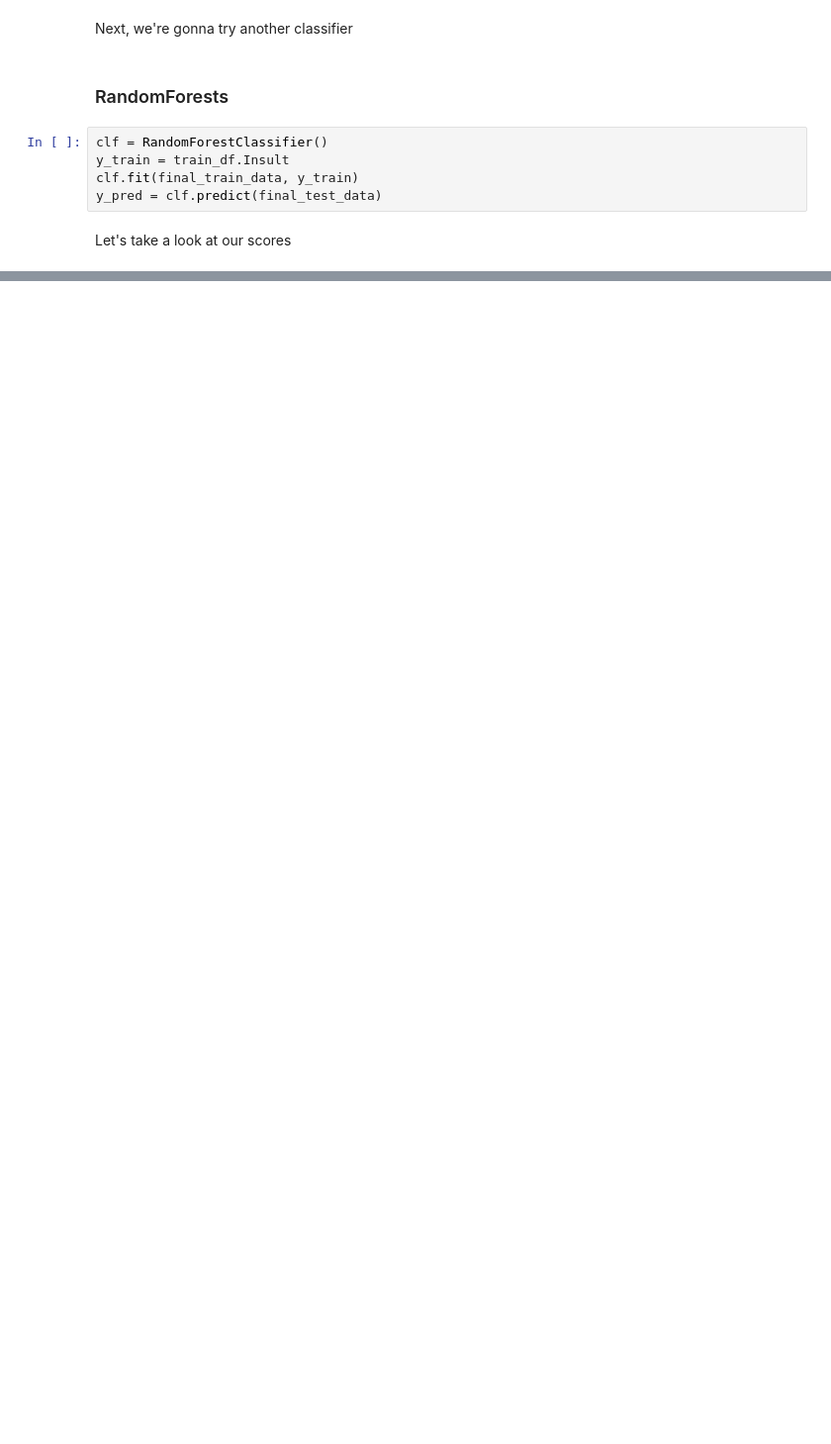
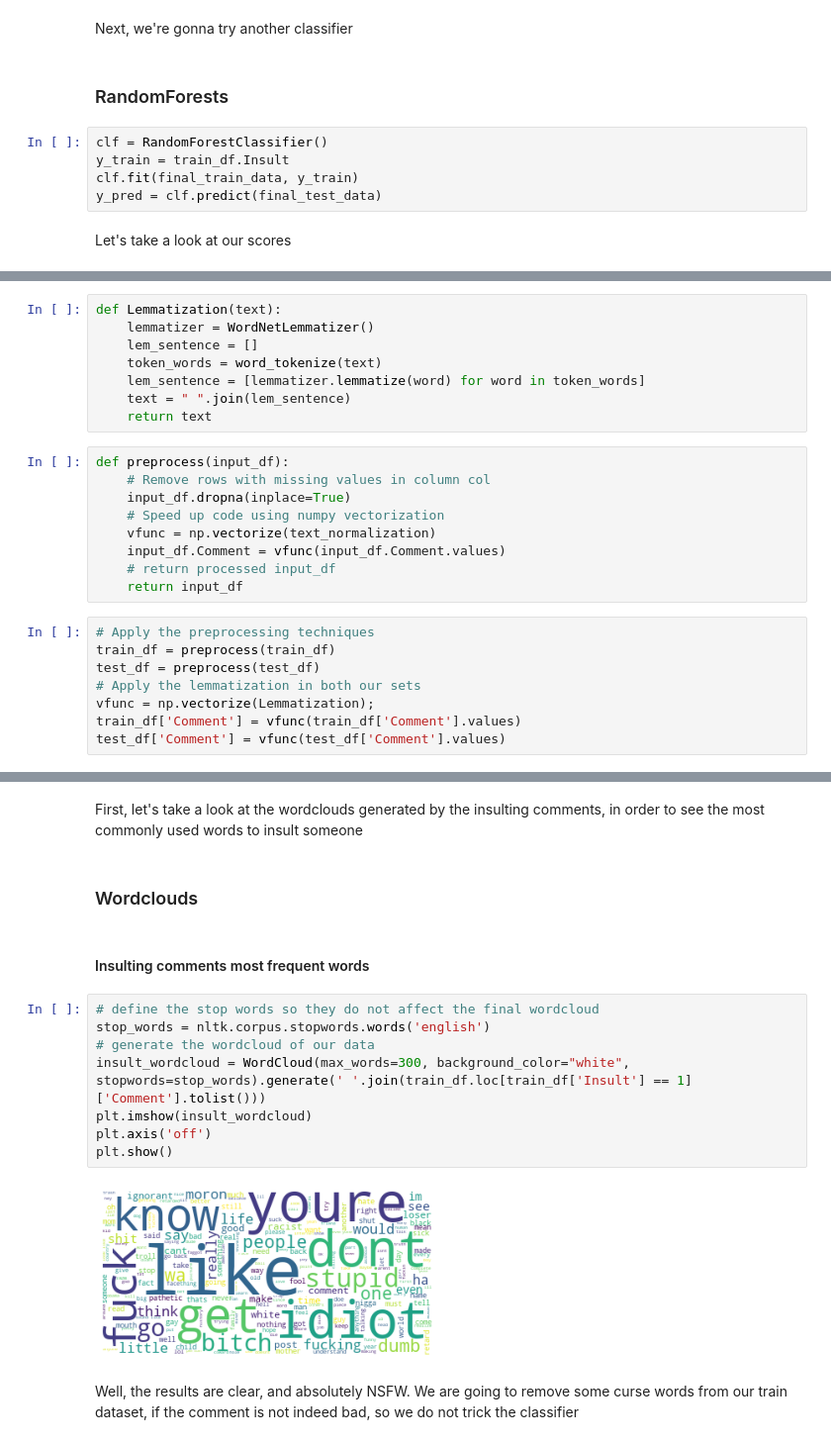
Before and after one commit to nikosgalanis/Insulting-Comments-Detection-System, a Jupyter notebook: insulting_comments_detection.ipynb, the cells around one changed output, grey strips where cells are left out. Shown at 99% size. Drawn from its saved outputs; the diff is of its cells as text; blank space fills up the shorter version.

```diff
--- a/insulting_comments_detection.ipynb
+++ b/insulting_comments_detection.ipynb
@@ -566,0 +585,25 @@ Accuracy is 0.637
+# %%
+def Lemmatization(text):
+    lemmatizer = WordNetLemmatizer()
+    lem_sentence = []
+    token_words = word_tokenize(text)
+    lem_sentence = [lemmatizer.lemmatize(word) for word in token_words]
+    text = " ".join(lem_sentence)
+    return text
+# %%
+def preprocess(input_df):
+    # Remove rows with missing values in column col
+    input_df.dropna(inplace=True)
+    # Speed up code using numpy vectorization
+    vfunc = np.vectorize(text_normalization)
+    input_df.Comment = vfunc(input_df.Comment.values)
+    # return processed input_df
+    return input_df
+# %%
+# Apply the preprocessing techniques
+train_df = preprocess(train_df)
+test_df = preprocess(test_df)
+# Apply the lemmatization in both our sets
+vfunc = np.vectorize(Lemmatization);
+train_df['Comment'] = vfunc(train_df['Comment'].values)
+test_df['Comment'] = vfunc(test_df['Comment'].values)
@@ -566,0 +619,18 @@ Accuracy is 0.637
+# %% [markdown]
+First, let's take a look at the wordclouds generated by the insulting comments, in order to see the most commonly used words to insult someone
+# %% [markdown]
+### Wordclouds
+# %% [markdown]
+#### Insulting comments most frequent words
+# %%
+# define the stop words so they do not affect the final wordcloud
+stop_words = nltk.corpus.stopwords.words('english')
+# generate the wordcloud of our data
+insult_wordcloud = WordCloud(max_words=300, background_color="white", stopwords=stop_words).generate(' '.join(train_df.loc[train_df['Insult'] == 1]['Comment'].tolist()))
+plt.imshow(insult_wordcloud)
+plt.axis('off')
+plt.show()
+# %% [output]
+[figure, added]
+# %% [markdown]
+Well, the results are clear, and absolutely NSFW. We are going to remove some curse words from our train dataset, if the comment is not indeed bad, so we do not trick the classifier
```
Also changed, not shown: parts of 56 cells of this notebook.
